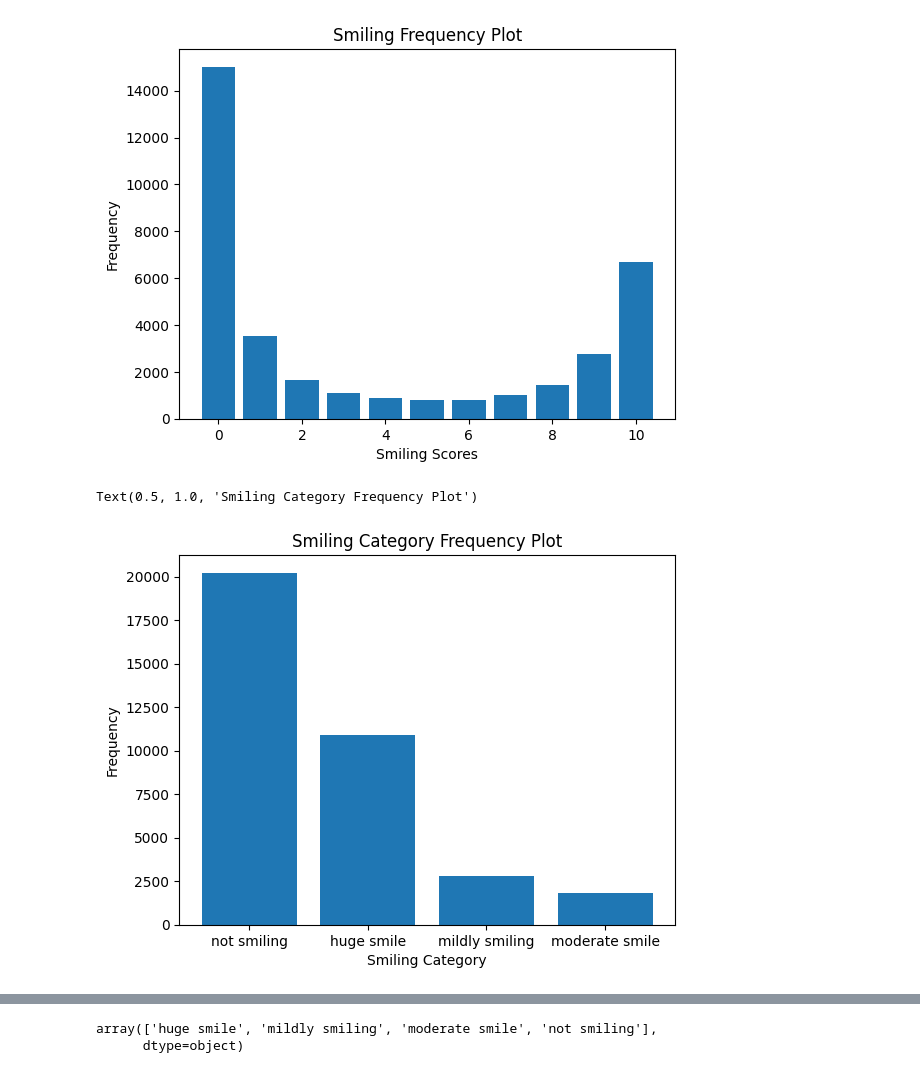
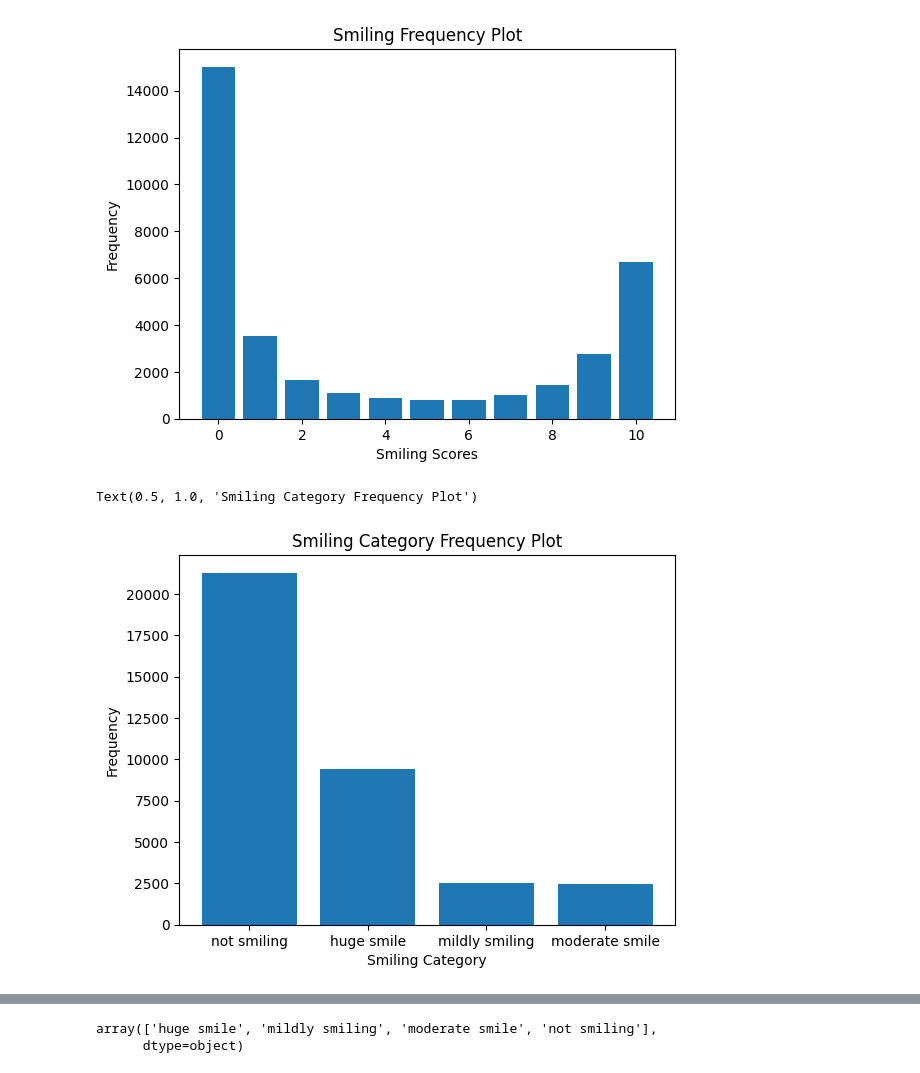
Before and after one commit to owolabioromidayo/image_printability_scoring, a Jupyter notebook: src/smiling/smiling score.ipynb, the cells around one changed output, grey strips where cells are left out. Drawn from its saved outputs; the diff is of its cells as text; code cells hidden in the pictures.

```diff
--- a/src/smiling/smiling score.ipynb
+++ b/src/smiling/smiling score.ipynb
@@ -59,18 +59,18 @@ plt.title('Smiling Frequency Plot')
 Text(0.5, 1.0, 'Smiling Frequency Plot')
 [figure]
 # %%
-bin_edges = [-1, 2, 5, 7, 10]
+bin_edges = [-1, 3, 6, 8, 10]
 bin_labels = ["not smiling", "mildly smiling", "moderate smile", "huge smile"]
 
 # Create the binned Series
 df["category"] = pd.cut(df["smiling_score"], bins=bin_edges, labels=bin_labels)
 
 freq = df["category"].value_counts()
 plt.bar(freq.index, freq.values)
 
 plt.xlabel('Smiling Category')
 plt.ylabel('Frequency')
 plt.title('Smiling Category Frequency Plot')
 # %% [output]
 Text(0.5, 1.0, 'Smiling Category Frequency Plot')
-[figure, old version]
+[figure, new version]
```
Also changed, not shown: parts of 10 cells of this notebook, 6 other files.
